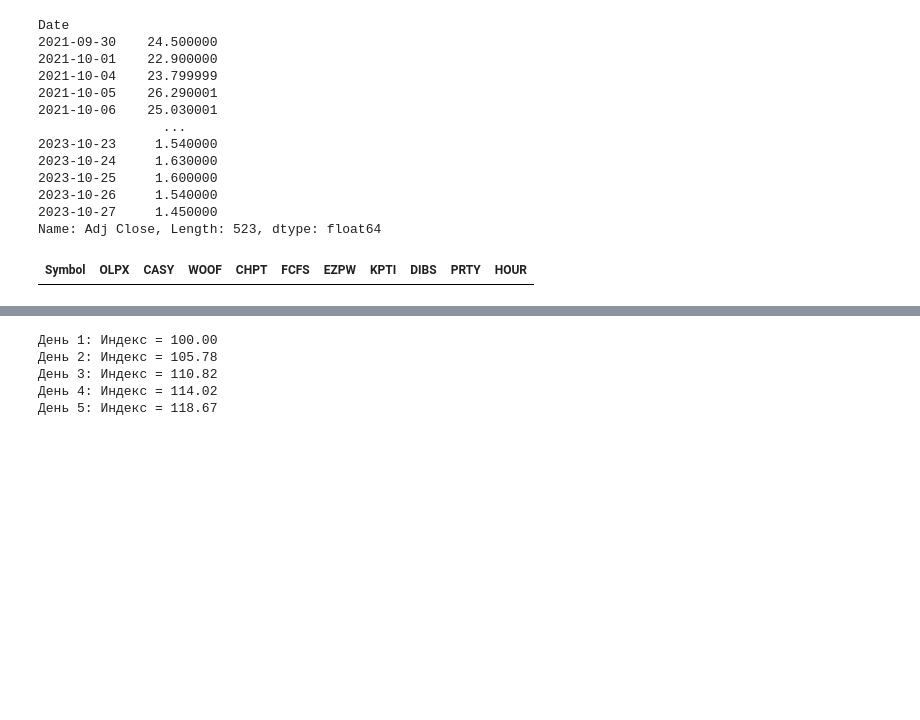
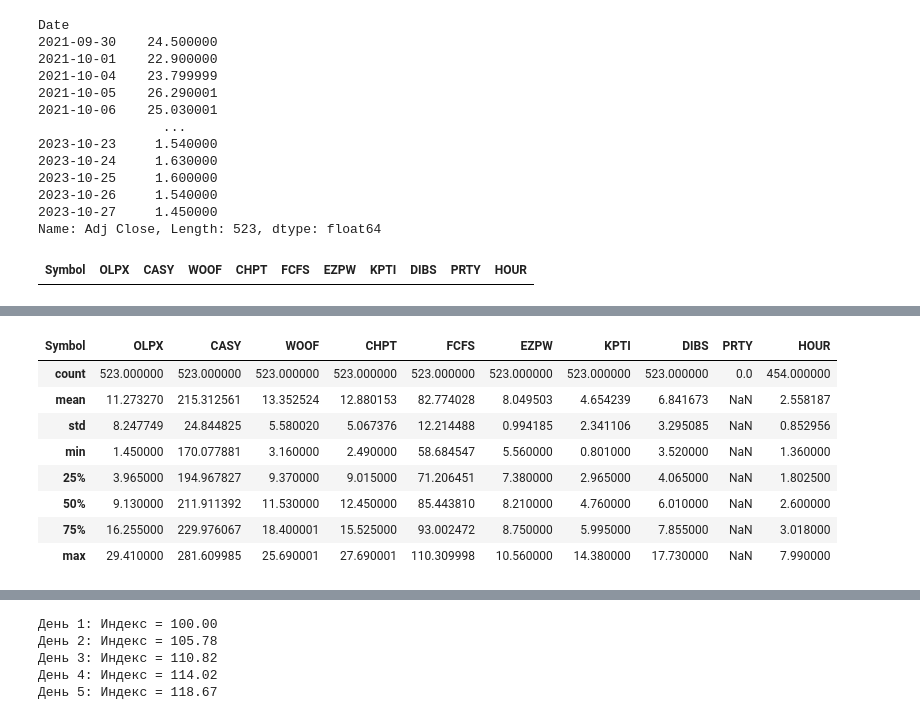
Before and after one commit to maximarbuzov/maxim, a Jupyter notebook: Untitled7.ipynb, the cells around one changed output, grey strips where cells are left out. Saved outputs shown, nothing was run; the diff lists cells and outputs as text; code cells hidden in the pictures; blank space fills up the shorter version.

```diff
--- a/Untitled7.ipynb
+++ b/Untitled7.ipynb
@@ -457,0 +458,12 @@ ERROR:yfinance:['PRTY']: Exception('%ticker%: No data found, symbol may be delis
+# %%
+prices.describe()
+# %% [output]
+| Symbol | OLPX | CASY | WOOF | CHPT | FCFS | EZPW | KPTI | DIBS | PRTY | HOUR |
+| count | 523.000000 | 523.000000 | 523.000000 | 523.000000 | 523.000000 | 523.000000 | 523.000000 | 523.000000 | 0.0 | 454.000000 |
+| mean | 11.273270 | 215.312561 | 13.352524 | 12.880153 | 82.774028 | 8.049503 | 4.654239 | 6.841673 | NaN | 2.558187 |
+| std | 8.247749 | 24.844825 | 5.580020 | 5.067376 | 12.214488 | 0.994185 | 2.341106 | 3.295085 | NaN | 0.852956 |
+| min | 1.450000 | 170.077881 | 3.160000 | 2.490000 | 58.684547 | 5.560000 | 0.801000 | 3.520000 | NaN | 1.360000 |
+| 25% | 3.965000 | 194.967827 | 9.370000 | 9.015000 | 71.206451 | 7.380000 | 2.965000 | 4.065000 | NaN | 1.802500 |
+| 50% | 9.130000 | 211.911392 | 11.530000 | 12.450000 | 85.443810 | 8.210000 | 4.760000 | 6.010000 | NaN | 2.600000 |
+| 75% | 16.255000 | 229.976067 | 18.400001 | 15.525000 | 93.002472 | 8.750000 | 5.995000 | 7.855000 | NaN | 3.018000 |
+| max | 29.410000 | 281.609985 | 25.690001 | 27.690001 | 110.309998 | 10.560000 | 14.380000 | 17.730000 | NaN | 7.990000 |
```
Also changed, not shown: parts of 4 cells of this notebook.
